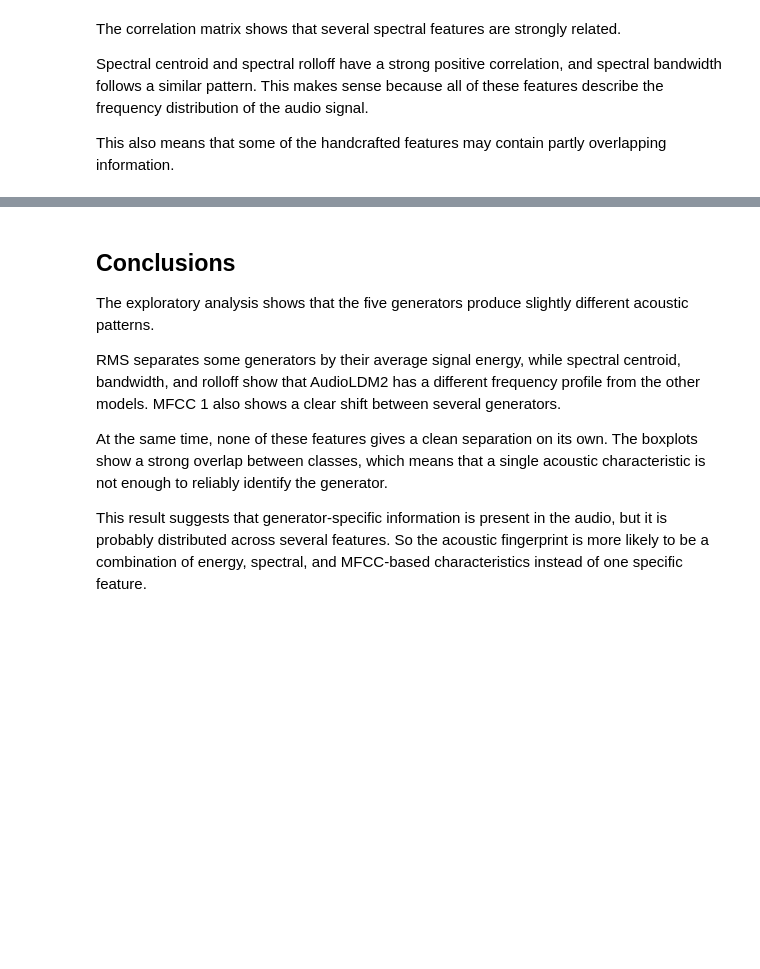
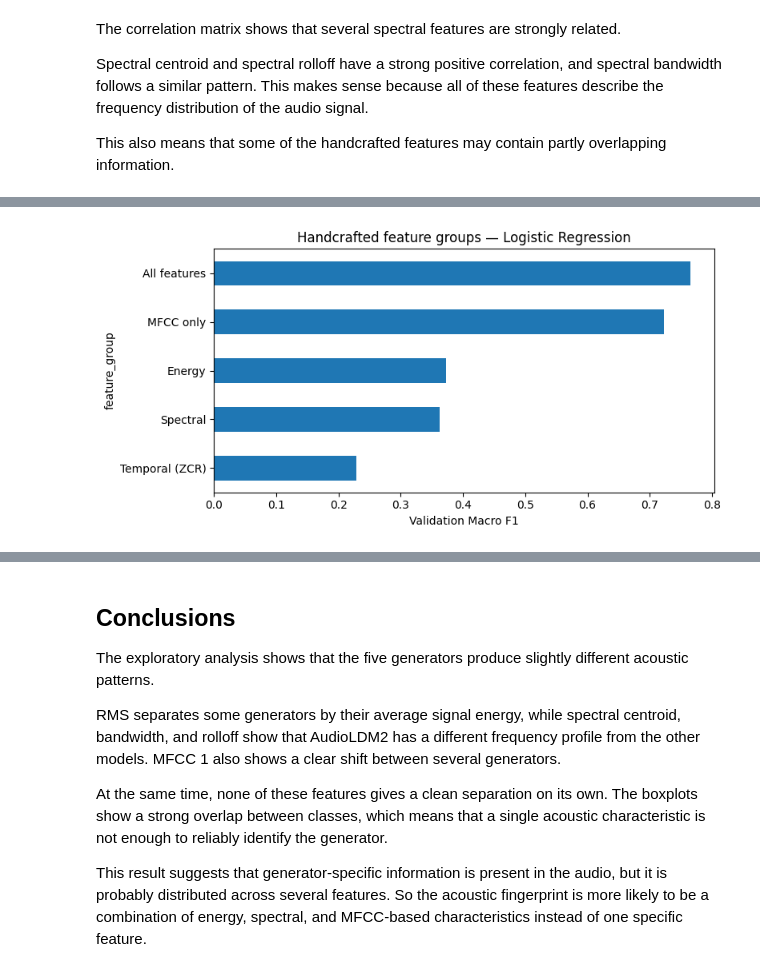
Before and after one commit to Olenadovb/AI-vs-Original-Music-Classification, a Jupyter notebook: notebooks/02-handcrafted-features.ipynb, the cells around one changed output, grey strips where cells are left out. Saved outputs shown, nothing was run; the diff lists cells and outputs as text; code cells hidden in the pictures; blank space fills up the shorter version.

```diff
--- a/notebooks/02-handcrafted-features.ipynb
+++ b/notebooks/02-handcrafted-features.ipynb
@@ -327,0 +263,35 @@ This also means that some of the handcrafted features may contain partly overlap
+# %%
+energy_features = ['rms_mean', 'rms_std']
+temporal_features = ['zero_mean', 'zero_std']  # ZCR statistics only
+spectral_features = [
+    'spectral_centroid_mean', 'spectral_centroid_std',
+    'spectral_bandwidth_mean', 'spectral_bandwidth_std',
+    'spectral_rolloff_mean', 'spectral_rolloff_std',
+]
+mfcc_features = [c for c in handcrafted_df if c.startswith('mfcc_')]
+all_features = energy_features + temporal_features + spectral_features + mfcc_features
+feature_groups = {
+    'Energy': energy_features,
+    'Temporal (ZCR)': temporal_features,
+    'Spectral': spectral_features,
+    'MFCC only': mfcc_features,
+    'MFCC + Energy': mfcc_features + energy_features,
+    'MFCC + Spectral': mfcc_features + spectral_features,
+    'MFCC + Temporal': mfcc_features + temporal_features,
+    'All features': all_features,
+}
+# %%
+def evaluate_groups(groups):
+    rows = []
+    for group_name, columns in groups.items():
+        estimator = build_logistic_regression(config)
+        estimator.fit(train_df[columns], train_df['generator'])
+        predictions = estimator.predict(val_df[columns])
+        rows.append({
+            'feature_group': group_name,
+            'n_features': len(columns),
+            'macro_f1': f1_score(val_df['generator'], predictions, average='macro'),
+        })
+    return pd.DataFrame(rows).sort_values('macro_f1', ascending=False)
+ablation_df = evaluate_groups(feature_groups)
+display(ablation_df.round(4))
@@ -327,0 +308,10 @@ This also means that some of the handcrafted features may contain partly overlap
+# %%
+plot_order = ['Energy', 'Temporal (ZCR)', 'Spectral', 'MFCC only', 'All features']
+main_groups = ablation_df.set_index('feature_group').loc[plot_order, 'macro_f1']
+ax = main_groups.sort_values().plot.barh(figsize=(8, 4), legend=False)
+ax.set_xlabel('Validation Macro F1')
+ax.set_title('Handcrafted feature groups — Logistic Regression')
+plt.tight_layout()
+plt.show()
+# %% [output]
+[figure, added]
```
Also changed, not shown: parts of 42 cells of this notebook, 1 other file.
